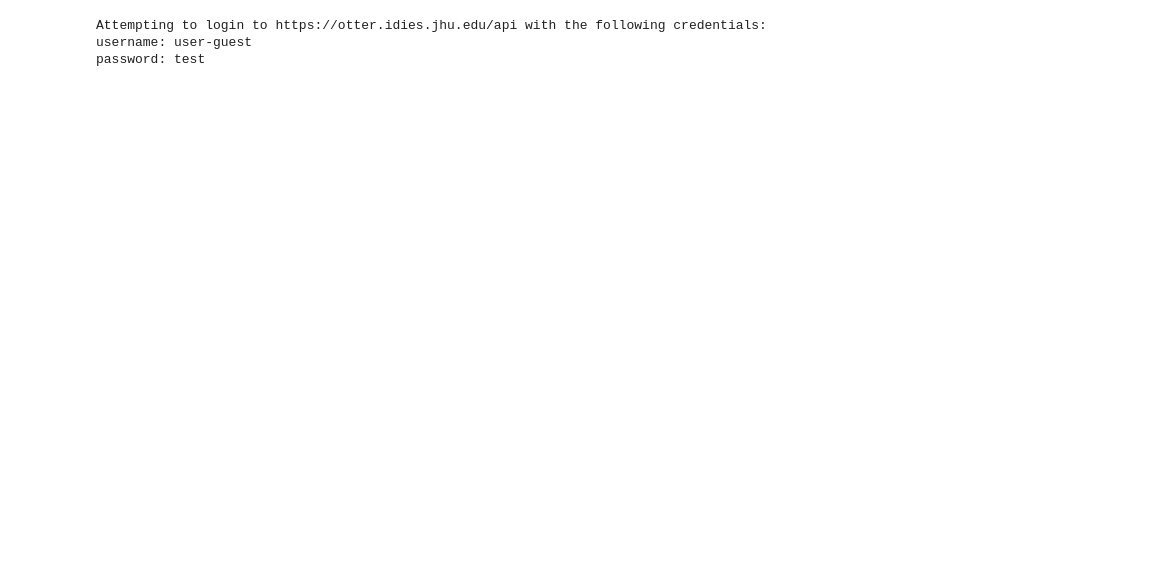
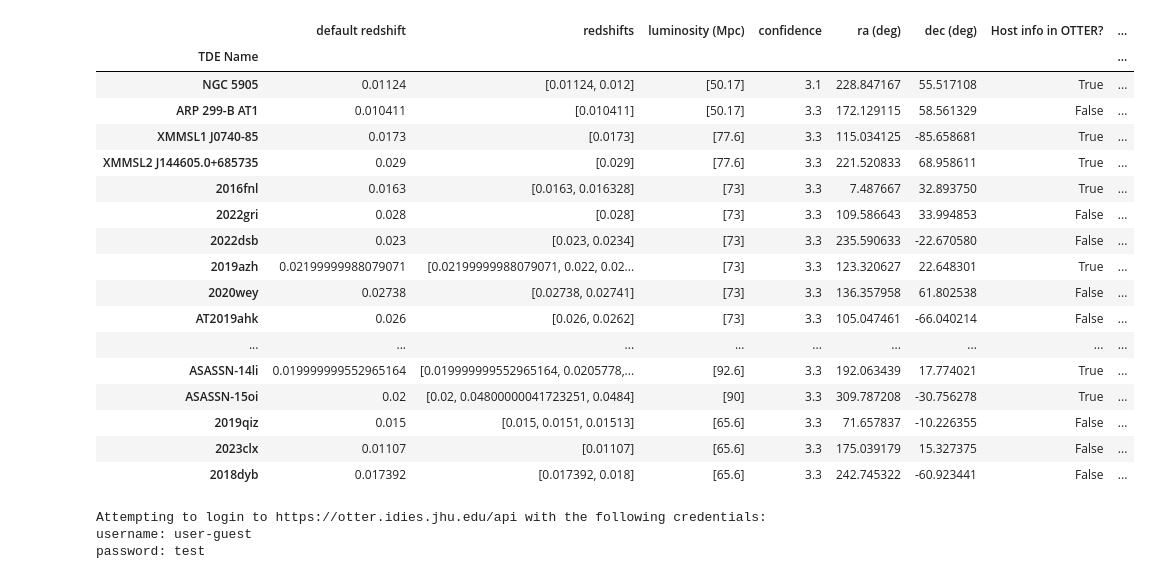
Before and after one commit to COSMOF0X/TIMESTEP_Apprenticeship_TDE_Target_Project, a Jupyter notebook: TDE-catalog-program.ipynb, the cells around one changed output. Saved outputs shown, nothing was run; the diff lists cells and outputs as text; code cells hidden in the pictures; blank space fills up the shorter version.

```diff
--- a/TDE-catalog-program.ipynb
+++ b/TDE-catalog-program.ipynb
@@ -16 +37,83 @@ import pandas as pd
+# %%
+name_list, lum_list, rs_list = [], [], []
+cord_ra_list, cord_dec_list, confidence = [], [], []
+hosts_boolean, host_names, hosts_cords = [], [], []
+
+
+# iterate through all transients returned by initial query
+i = 0
+while i < len(cands):
+    object = cands[i]
+
+    name = object.default_name
+    name_list.append(name)
+
+
+    dists = pd.DataFrame(object['distance']) # find all possible distance measurments
+    # luminosity
+    lum_dists = dists[dists.distance_type == 'luminosity']
+    if len(lum_dists) != 0:
+        obj_lums = lum_dists['value'].tolist()
+    else:
+        obj_lum = 'Empty'
+    lum_list.append(obj_lums)
+    # redshift
+    rs_dists = dists[dists.distance_type == 'redshift']
+    obj_rs = (rs_dists['value']).tolist()
+    rs_list.append(obj_rs)
+
+    # ra and dec of transient in deg
+    cords = object.get_skycoord()
+    ra = cords.ra.deg
+    cord_ra_list.append(ra)
+    dec = cords.dec.deg
+    cord_dec_list.append(dec)
+
+    # confidence transient is a TDE
+    conf = object.get_classification()
+    confidence.append(conf[1]) # filter for confidences > 1
+
+    info = object.get_host()
+    if info == []:
+        hosts_boolean.append('False')
+        host_names.append('N/A')
+        hosts_cords.append('N/A')
+    else:
+        info = info[0]
+        hosts_boolean.append('True')
+        host_names.append(info.name)
+        hosts_cords.append(info.coord)
+
+    i += 1
+
+
+# initialize data frame storing all possible canidates
+cands_df = pd.DataFrame(
+    {"TDE Name": name_list, "default redshift": [item[0] for item in rs_list], "redshifts": rs_list, "luminosity (Mpc)": lum_list,
+     "confidence": confidence, "ra (deg)": cord_ra_list, "dec (deg)":cord_dec_list, "Host info in OTTER?": hosts_boolean,
+     "Host Name": host_names, "Host Coords (deg)": hosts_cords}
+)
+
+cands_df = cands_df.set_index("TDE Name")
+
+cands_df
+# %% [output]
+|  | default redshift | redshifts | luminosity (Mpc) | confidence | ra (deg) | dec (deg) | Host info in OTTER? | ... |
+| TDE Name |  |  |  |  |  |  |  | ... |
+| NGC 5905 | 0.01124 | [0.01124, 0.012] | [50.17] | 3.1 | 228.847167 | 55.517108 | True | ... |
+| ARP 299-B AT1 | 0.010411 | [0.010411] | [50.17] | 3.3 | 172.129115 | 58.561329 | False | ... |
+| XMMSL1 J0740-85 | 0.0173 | [0.0173] | [77.6] | 3.3 | 115.034125 | -85.658681 | True | ... |
+| XMMSL2 J144605.0+685735 | 0.029 | [0.029] | [77.6] | 3.3 | 221.520833 | 68.958611 | True | ... |
+| 2016fnl | 0.0163 | [0.0163, 0.016328] | [73] | 3.3 | 7.487667 | 32.893750 | True | ... |
+| 2022gri | 0.028 | [0.028] | [73] | 3.3 | 109.586643 | 33.994853 | False | ... |
+| 2022dsb | 0.023 | [0.023, 0.0234] | [73] | 3.3 | 235.590633 | -22.670580 | False | ... |
+| 2019azh | 0.02199999988079071 | [0.02199999988079071, 0.022, 0.02... | [73] | 3.3 | 123.320627 | 22.648301 | True | ... |
+| 2020wey | 0.02738 | [0.02738, 0.02741] | [73] | 3.3 | 136.357958 | 61.802538 | False | ... |
+| AT2019ahk | 0.026 | [0.026, 0.0262] | [73] | 3.3 | 105.047461 | -66.040214 | False | ... |
+| ... | ... | ... | ... | ... | ... | ... | ... | ... |
+| ASASSN-14li | 0.019999999552965164 | [0.019999999552965164, 0.0205778,... | [92.6] | 3.3 | 192.063439 | 17.774021 | True | ... |
+| ASASSN-15oi | 0.02 | [0.02, 0.04800000041723251, 0.0484] | [90] | 3.3 | 309.787208 | -30.756278 | True | ... |
+| 2019qiz | 0.015 | [0.015, 0.0151, 0.01513] | [65.6] | 3.3 | 71.657837 | -10.226355 | False | ... |
+| 2023clx | 0.01107 | [0.01107] | [65.6] | 3.3 | 175.039179 | 15.327375 | False | ... |
+| 2018dyb | 0.017392 | [0.017392, 0.018] | [65.6] | 3.3 | 242.745322 | -60.923441 | False | ... |
 # %%
```
Also changed, not shown: parts of 8 cells of this notebook.
